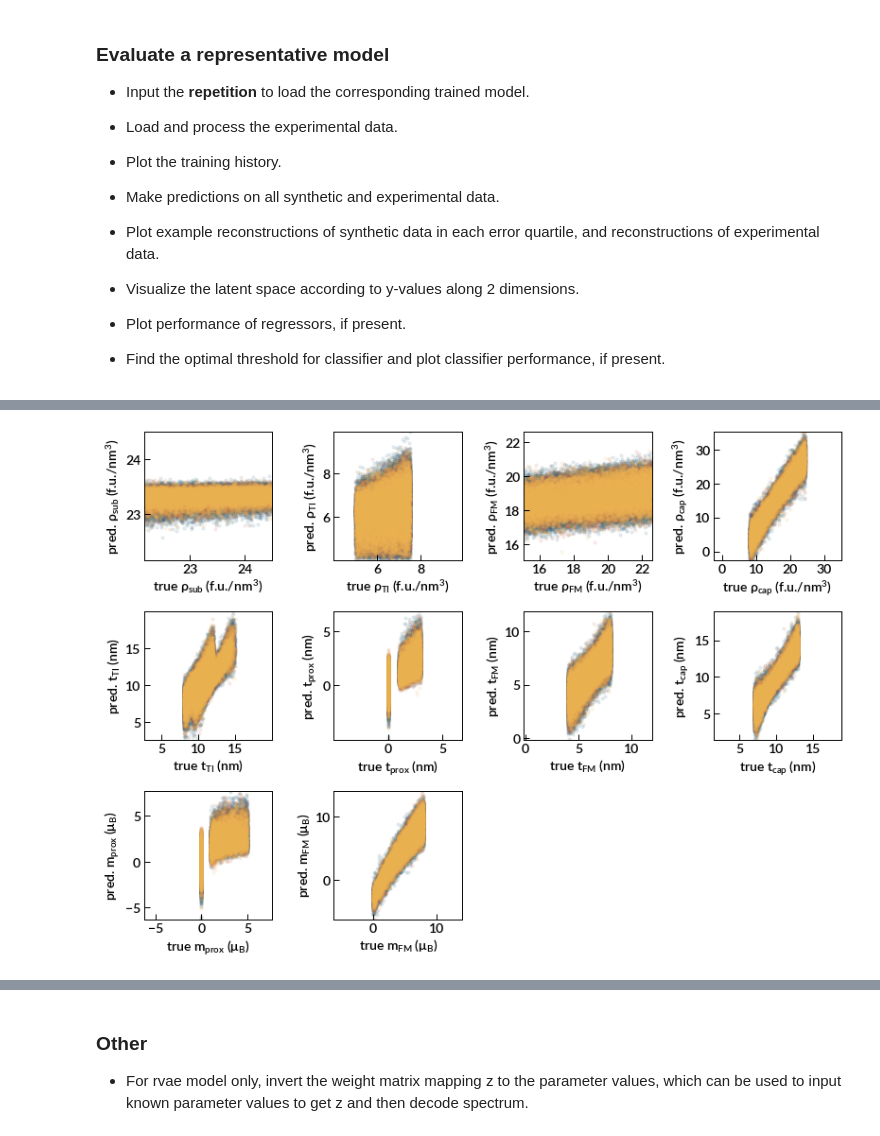
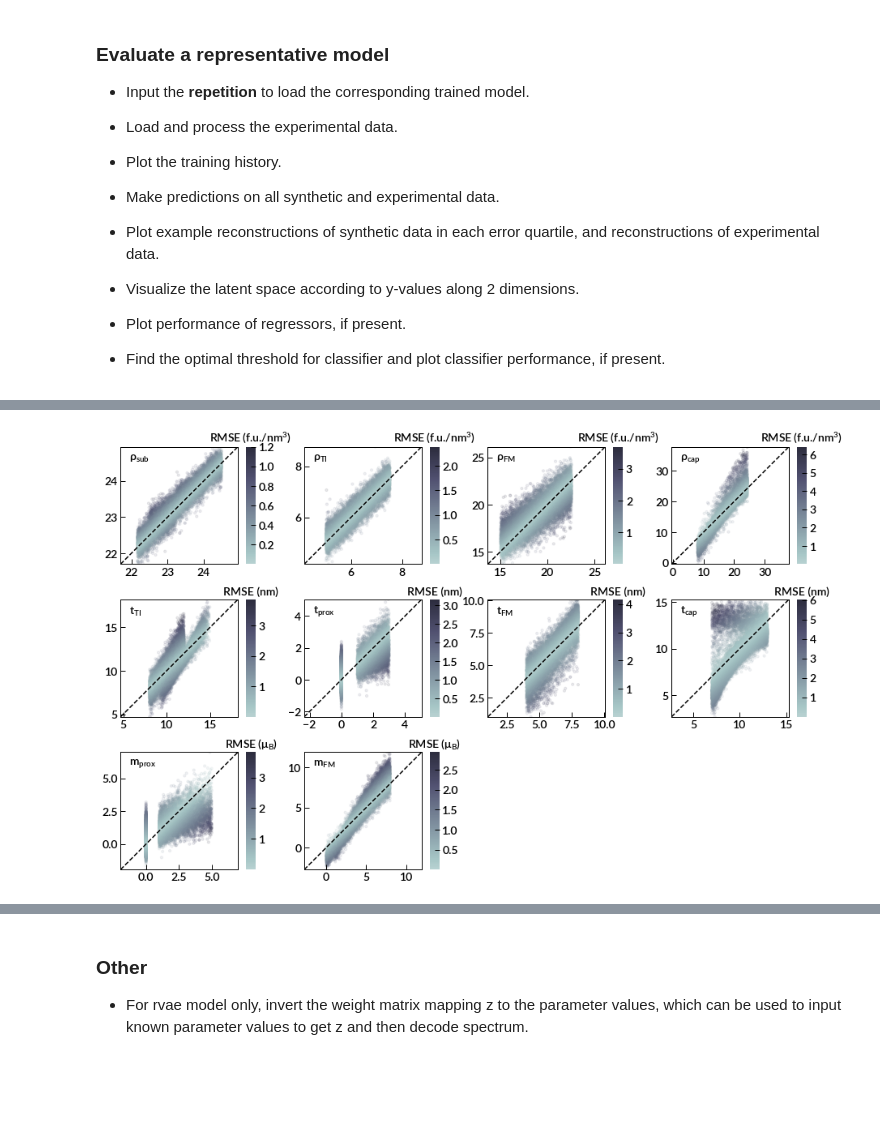
Before and after one commit to ninarina12/ML_PNR, a Jupyter notebook: pnr_vae.ipynb, the cells around one changed output, grey strips where cells are left out. Cells and saved outputs as stored; diff of their text form; code cells hidden in the pictures; blank space fills up the shorter version.

```diff
--- a/pnr_vae.ipynb
+++ b/pnr_vae.ipynb
@@ -331,11 +331,17 @@ plot_latent_representation(image_dir, np.stack(df.loc[df['set']=='test', 'z'].va
-# %%
-# plot regressor performance
-if (model_name == 'rvae') or ((model_name == 'cvae') and (not z_std_norm)):
-    plot_predicted(image_dir, dict(zip(d_sets, [np.stack(df.loc[df['set'] == k, 'z'].values) for k in d_sets])),
-                   dict(zip(d_sets, [np.stack(df.loc[df['set'] == k, 'y_true'].values) for k in d_sets])),
-                   y_ids, y_labels, y_units)
-# %% [output]
-[figure, removed]
+# %%
+# plot regressor performance
+if (model_name == 'rvae'):
+    plot_predicted(image_dir, np.stack(df.loc[df['set']=='test', 'y_pred'].values)[:,:-1],
+               np.stack(df.loc[df['set']=='test', 'y_true'].values),
+               np.stack(df.loc[df['set']=='test', 'y_mse'].values), y_ids, y_labels, y_units)
+
+else:
+    if not z_std_norm:
+        plot_predicted(image_dir, np.stack(df.loc[df['set']=='test', 'z'].values),
+                       np.stack(df.loc[df['set']=='test', 'y_true'].values),
+                       np.stack(df.loc[df['set']=='test', 'z_mse'].values), y_ids, y_labels, y_units)
+# %% [output]
+[figure, added]
 # %%
 # find optimal threshold and plot classifier performance
 if (model_name == 'rvae') or (model_name == 'cvae'):
```
Also changed, not shown: parts of 8 cells of this notebook, 2 other files.
